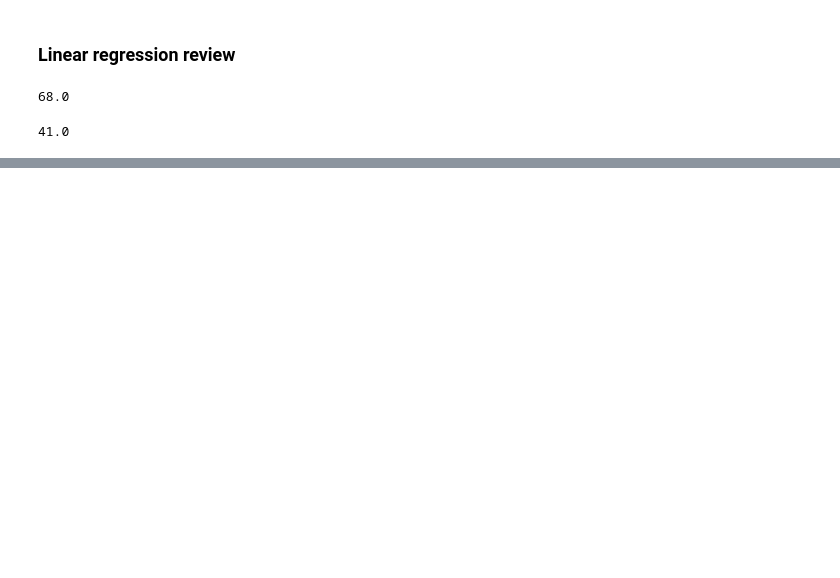
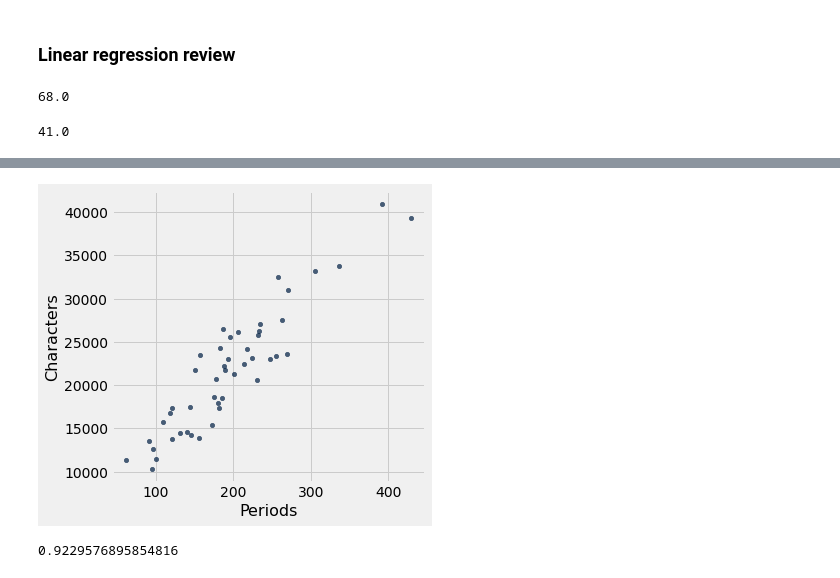
Before and after one commit to ciretorres/python, a Jupyter notebook: data8.3x/week2/sec05_least_squares.ipynb, the cells around one changed output, grey strips where cells are left out. Saved outputs shown, nothing was run; the diff lists cells and outputs as text; code cells hidden in the pictures; blank space fills up the shorter version.

```diff
--- a/data8.3x/week2/sec05_least_squares.ipynb
+++ b/data8.3x/week2/sec05_least_squares.ipynb
@@ -27,0 +42,4 @@ x = midterm_score
+# %%
+little_women = Table.read_table('https://raw.githubusercontent.com/data-8/textbook/main/assets/data/little_women.csv')
+little_women = little_women.move_to_start('Periods')
+little_women
@@ -27,0 +76,8 @@ x = midterm_score
+# %%
+little_women.scatter(0, 1)
+# %% [output]
+[figure, added]
+# %%
+correlation(little_women, 0, 1)
+# %% [output]
+0.9229576895854816
```
Also changed, not shown: parts of 18 cells of this notebook.
